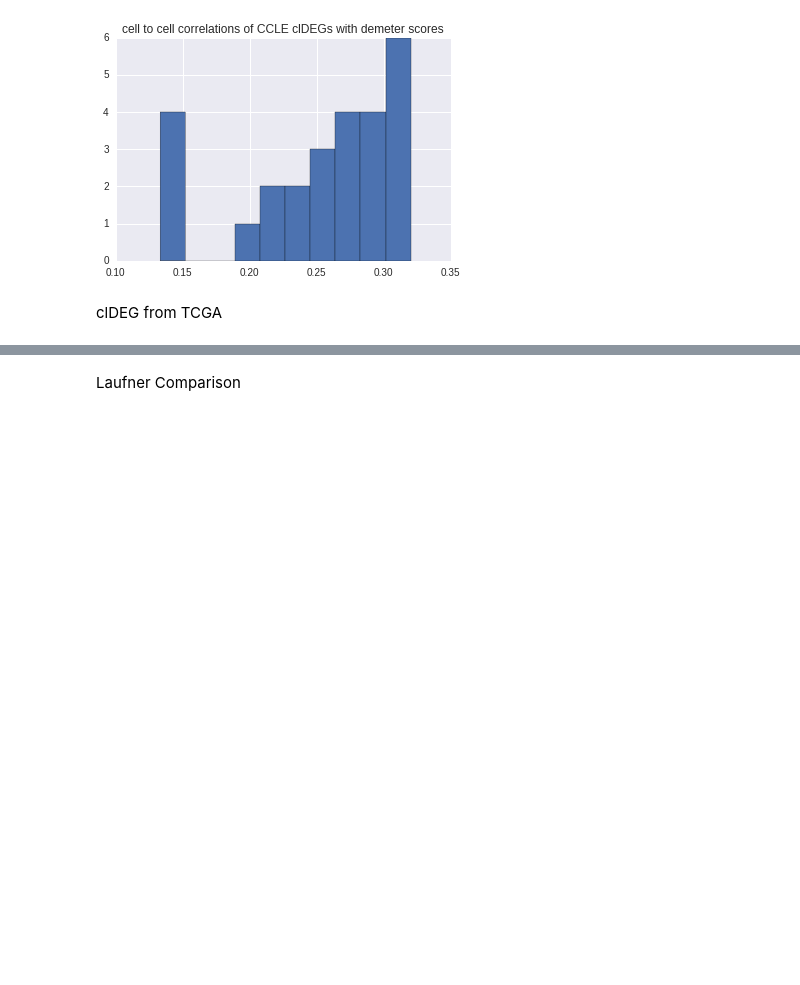
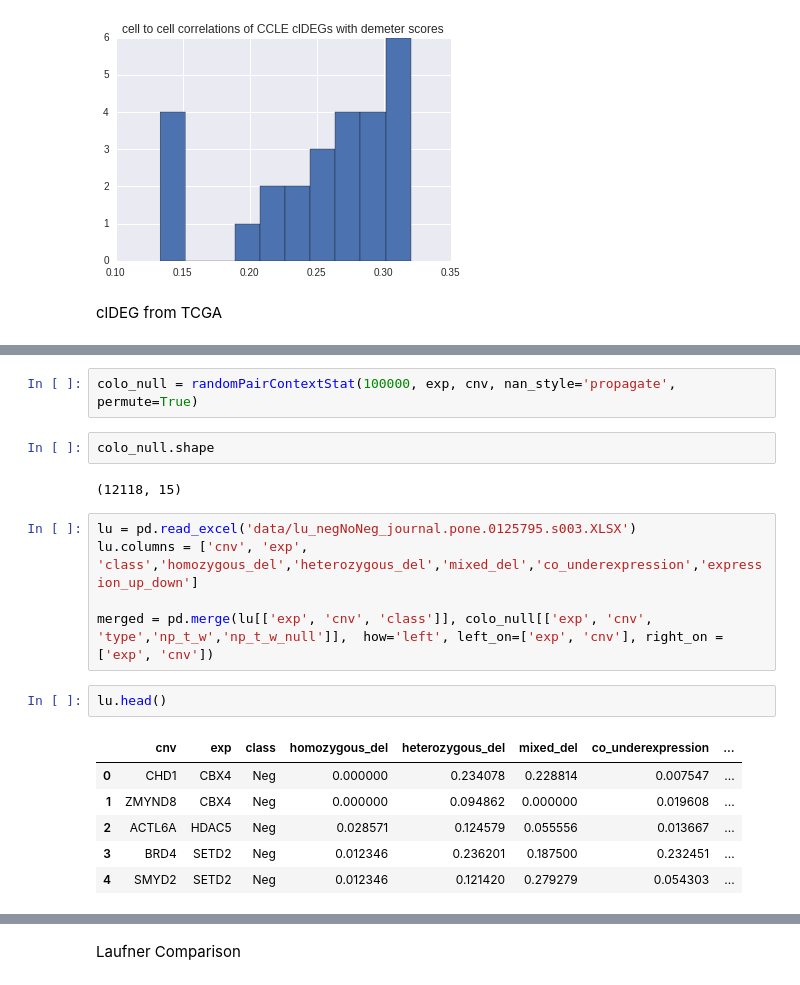
Before and after one commit to thjmattth/clove, a Jupyter notebook: ccle_results.ipynb, the cells around one changed output, grey strips where cells are left out. Cells and saved outputs as stored; diff of their text form; blank space fills up the shorter version.

```diff
--- a/ccle_results.ipynb
+++ b/ccle_results.ipynb
@@ -2915,0 +2940,20 @@ corr.pear_coeff.hist()
+# %%
+colo_null = randomPairContextStat(100000, exp, cnv, nan_style='propagate', permute=True)
+# %%
+colo_null.shape
+# %% [output]
+(12118, 15)
+# %%
+lu = pd.read_excel('data/lu_negNoNeg_journal.pone.0125795.s003.XLSX')
+lu.columns = ['cnv', 'exp', 'class','homozygous_del','heterozygous_del','mixed_del','co_underexpression','expression_up_down']
+
+merged = pd.merge(lu[['exp', 'cnv', 'class']], colo_null[['exp', 'cnv', 'type','np_t_w','np_t_w_null']],  how='left', left_on=['exp', 'cnv'], right_on = ['exp', 'cnv'])
+# %%
+lu.head()
+# %% [output]
+|  | cnv | exp | class | homozygous_del | heterozygous_del | mixed_del | co_underexpression | ... |
+| 0 | CHD1 | CBX4 | Neg | 0.000000 | 0.234078 | 0.228814 | 0.007547 | ... |
+| 1 | ZMYND8 | CBX4 | Neg | 0.000000 | 0.094862 | 0.000000 | 0.019608 | ... |
+| 2 | ACTL6A | HDAC5 | Neg | 0.028571 | 0.124579 | 0.055556 | 0.013667 | ... |
+| 3 | BRD4 | SETD2 | Neg | 0.012346 | 0.236201 | 0.187500 | 0.232451 | ... |
+| 4 | SMYD2 | SETD2 | Neg | 0.012346 | 0.121420 | 0.279279 | 0.054303 | ... |
```
Also changed, not shown: parts of 9 cells of this notebook, 4 other files.
